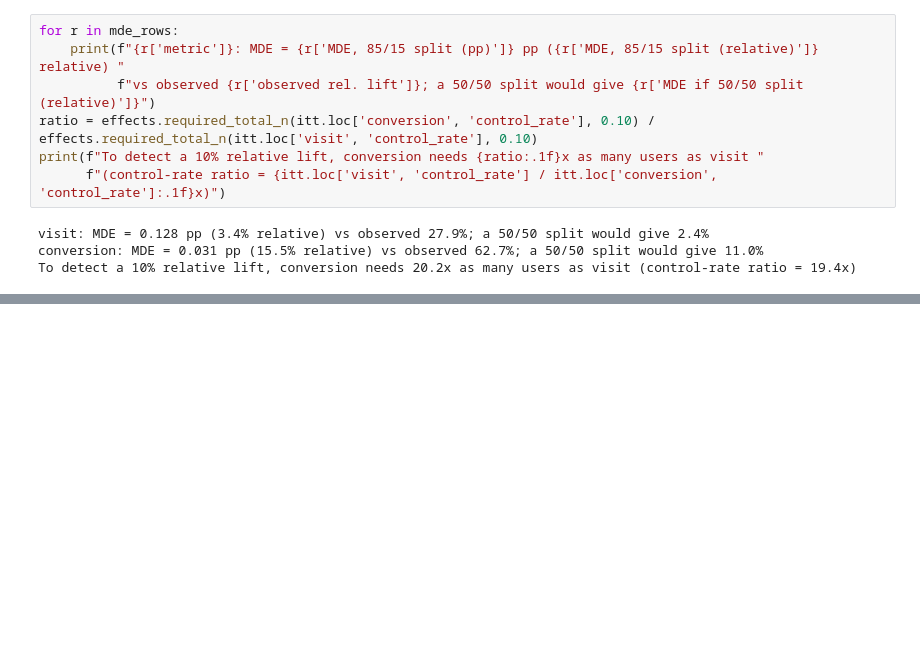
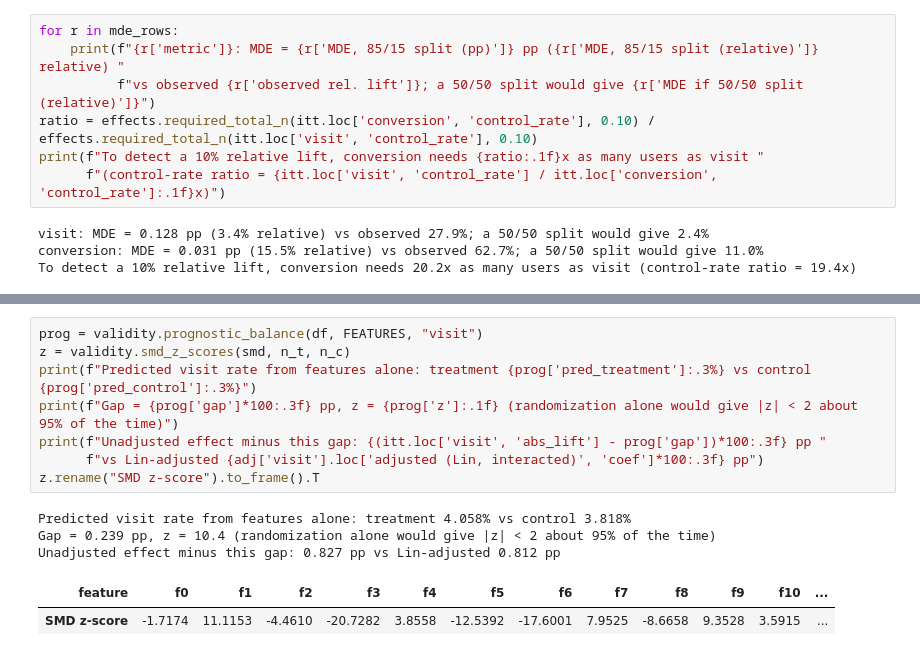
Before and after one commit to mehwishahmed/criteo-ad-incrementality, a Jupyter notebook: notebooks/analysis.ipynb, the cells around one changed output, grey strips where cells are left out. Cells and saved outputs as stored; diff of their text form; blank space fills up the shorter version.

```diff
--- a/notebooks/analysis.ipynb
+++ b/notebooks/analysis.ipynb
@@ -289,0 +347,14 @@ To detect a 10% relative lift, conversion needs 20.2x as many users as visit (co
+# %%
+prog = validity.prognostic_balance(df, FEATURES, "visit")
+z = validity.smd_z_scores(smd, n_t, n_c)
+print(f"Predicted visit rate from features alone: treatment {prog['pred_treatment']:.3%} vs control {prog['pred_control']:.3%}")
+print(f"Gap = {prog['gap']*100:.3f} pp, z = {prog['z']:.1f} (randomization alone would give |z| < 2 about 95% of the time)")
+print(f"Unadjusted effect minus this gap: {(itt.loc['visit', 'abs_lift'] - prog['gap'])*100:.3f} pp "
+      f"vs Lin-adjusted {adj['visit'].loc['adjusted (Lin, interacted)', 'coef']*100:.3f} pp")
+z.rename("SMD z-score").to_frame().T
+# %% [output]
+Predicted visit rate from features alone: treatment 4.058% vs control 3.818%
+Gap = 0.239 pp, z = 10.4 (randomization alone would give |z| < 2 about 95% of the time)
+Unadjusted effect minus this gap: 0.827 pp vs Lin-adjusted 0.812 pp
+| feature | f0 | f1 | f2 | f3 | f4 | f5 | f6 | f7 | f8 | f9 | f10 | ... |
+| SMD z-score | -1.7174 | 11.1153 | -4.4610 | -20.7282 | 3.8558 | -12.5392 | -17.6001 | 7.9525 | -8.6658 | 9.3528 | 3.5915 | ... |
```
Also changed, not shown: parts of 7 cells of this notebook, 3 other files.
